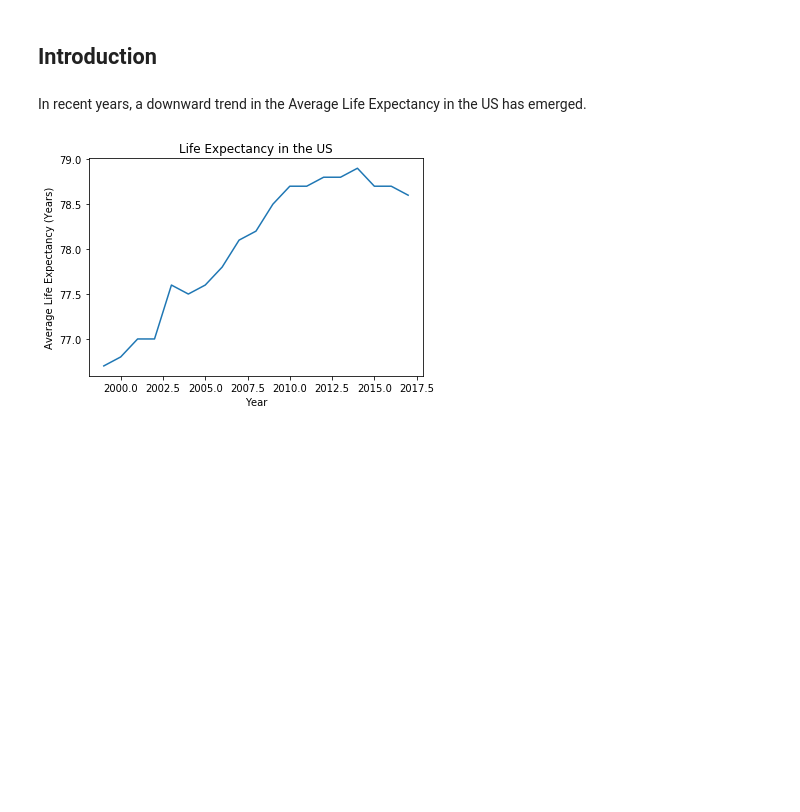
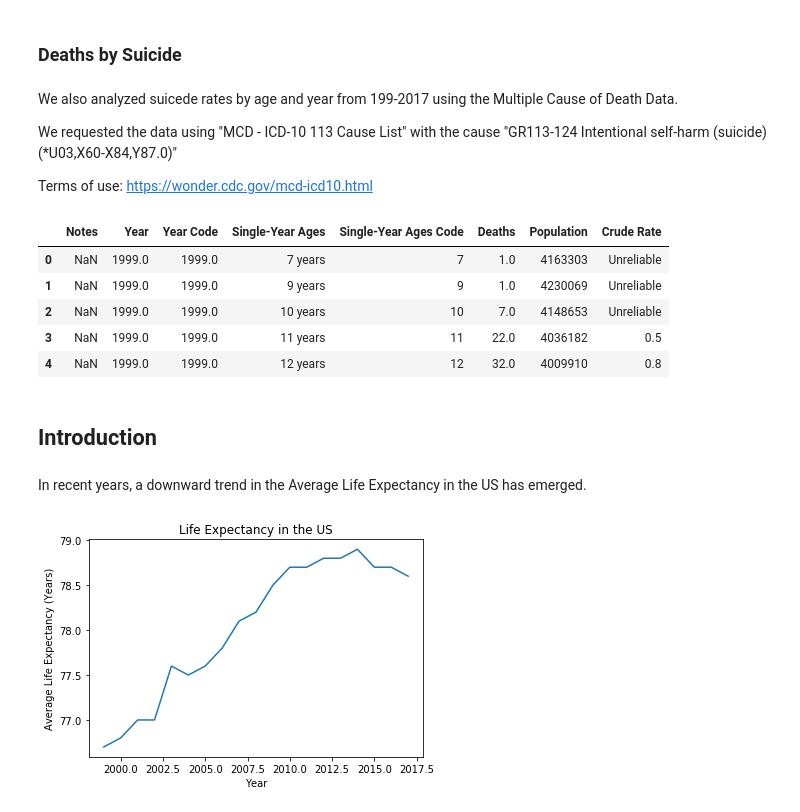
Before and after one commit to ASHSWAN1999/DataScienceProject2, a Jupyter notebook: project2 (copy).ipynb, the cells around one changed output. Saved outputs shown, nothing was run; the diff lists cells and outputs as text; code cells hidden in the pictures; blank space fills up the shorter version.

```diff
--- a/project2 (copy).ipynb
+++ b/project2 (copy).ipynb
@@ -57,3 +97,30 @@ recent = everyone[everyone.Year > 1998][::-1].reset_index(drop=True)
+# %% [markdown]
+### Deaths by Suicide
+# %% [markdown]
+We also analyzed suicede rates by age and year from 199-2017 using the Multiple Cause of Death Data.
+
+We requested the data using "MCD - ICD-10 113 Cause List" with the cause "GR113-124 Intentional self-harm (suicide) (*U03,X60-X84,Y87.0)"
+
+Terms of use: https://wonder.cdc.gov/mcd-icd10.html
+# %%
+# Load data
+su_mort = pd.read_csv('Single Year Suicide Mortality Data, 1999-2017.txt', sep='\t')
+
+# Extract total deaths
+su_mort_totals = su_mort[(su_mort.Notes == 'Total') & (su_mort.Year.notna())].reset_index(drop=True)
+
+# Clean data to only include rows with valid years
+su_mort = su_mort[(su_mort.Year.notna()) & (su_mort['Single-Year Ages Code'] != 'NS') & (su_mort.Notes.isna())]
+su_mort.replace('Not Applicable',np.nan, inplace=True)
+
+su_mort.head()
+# %% [output]
+|  | Notes | Year | Year Code | Single-Year Ages | Single-Year Ages Code | Deaths | Population | Crude Rate |
+| 0 | NaN | 1999.0 | 1999.0 | 7 years | 7 | 1.0 | 4163303 | Unreliable |
+| 1 | NaN | 1999.0 | 1999.0 | 9 years | 9 | 1.0 | 4230069 | Unreliable |
+| 2 | NaN | 1999.0 | 1999.0 | 10 years | 10 | 7.0 | 4148653 | Unreliable |
+| 3 | NaN | 1999.0 | 1999.0 | 11 years | 11 | 22.0 | 4036182 | 0.5 |
+| 4 | NaN | 1999.0 | 1999.0 | 12 years | 12 | 32.0 | 4009910 | 0.8 |
 # %% [markdown]
 ## **Introduction**
 # %% [markdown]
```
Also changed, not shown: parts of 12 cells of this notebook.
